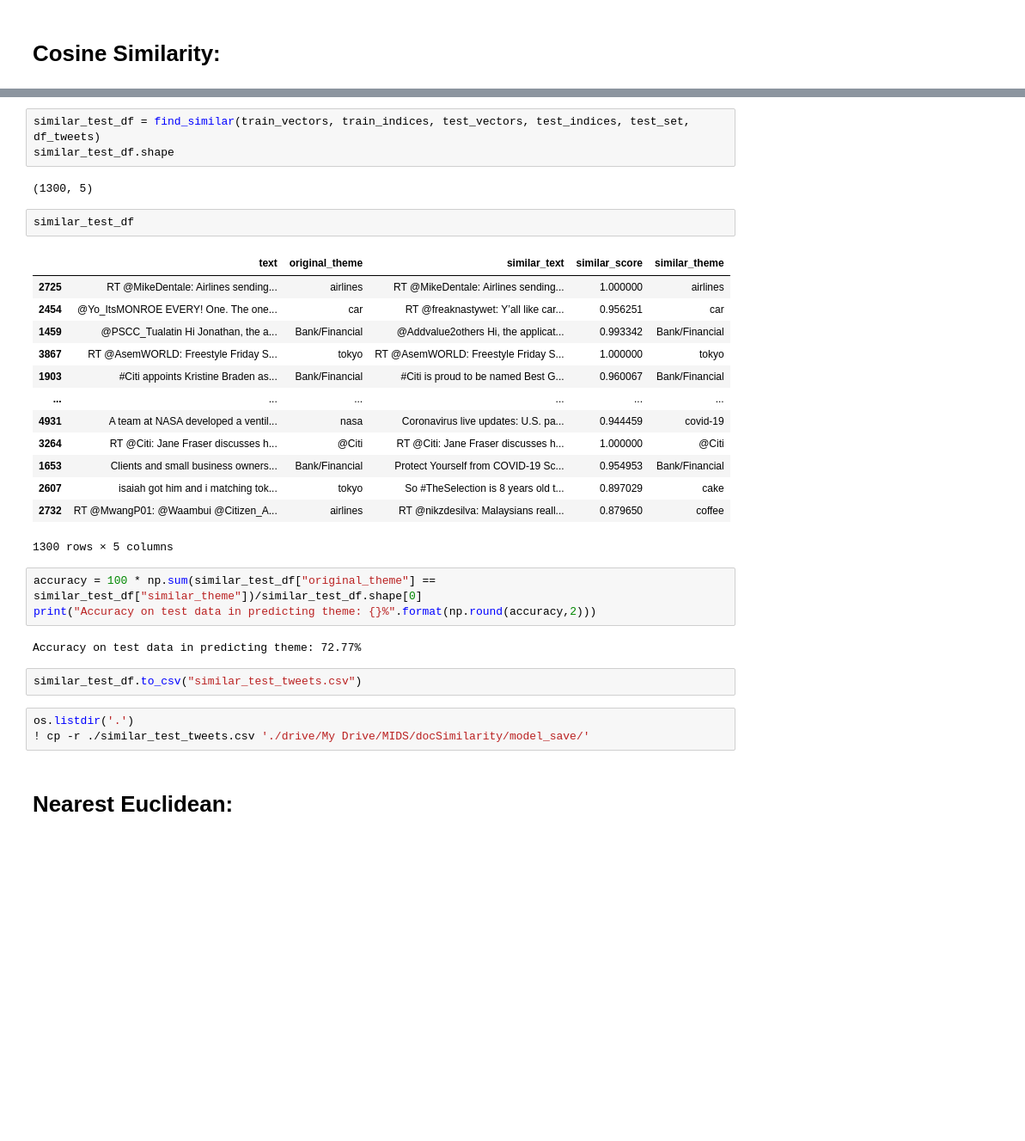
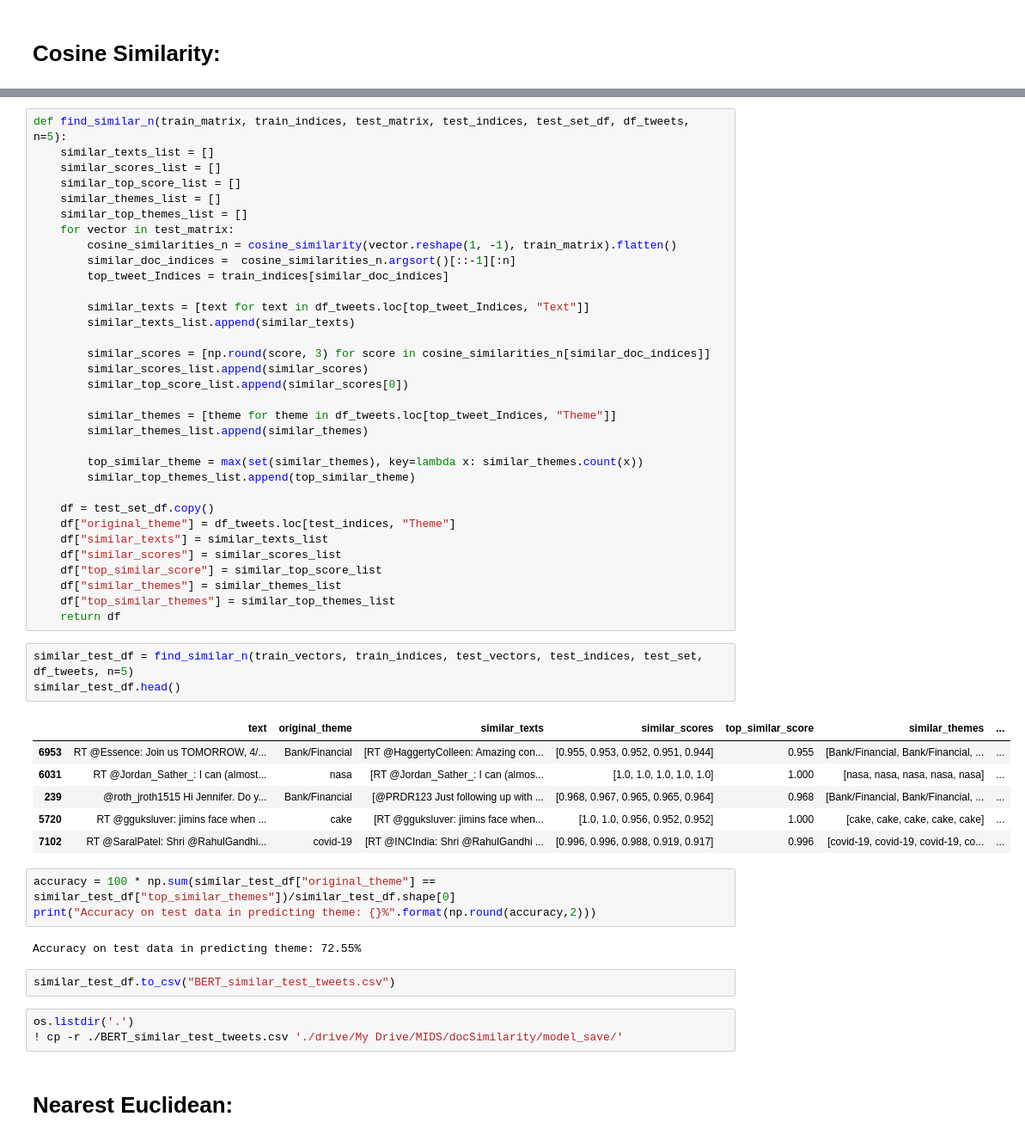
Before and after one commit to cbikkanur/twitter, a Jupyter notebook: documentSimilarity_BERT.ipynb, the cells around one changed output, grey strips where cells are left out. Shown at 86% size. Cells and saved outputs as stored; diff of their text form; blank space fills up the shorter version.

```diff
--- a/documentSimilarity_BERT.ipynb
+++ b/documentSimilarity_BERT.ipynb
@@ -312,34 +313,56 @@ def find_similar(train_vectors, train_indices, test_vectors, test_indices, test_
+# %%
+def find_similar_n(train_matrix, train_indices, test_matrix, test_indices, test_set_df, df_tweets, n=5):
+    similar_texts_list = []
+    similar_scores_list = []
+    similar_top_score_list = []
+    similar_themes_list = []
+    similar_top_themes_list = []
+    for vector in test_matrix:
+        cosine_similarities_n = cosine_similarity(vector.reshape(1, -1), train_matrix).flatten()
+        similar_doc_indices =  cosine_similarities_n.argsort()[::-1][:n]
+        top_tweet_Indices = train_indices[similar_doc_indices]
+
+        similar_texts = [text for text in df_tweets.loc[top_tweet_Indices, "Text"]]
+        similar_texts_list.append(similar_texts)
+
+        similar_scores = [np.round(score, 3) for score in cosine_similarities_n[similar_doc_indices]]
+        similar_scores_list.append(similar_scores)
+        similar_top_score_list.append(similar_scores[0])
+
+        similar_themes = [theme for theme in df_tweets.loc[top_tweet_Indices, "Theme"]]
+        similar_themes_list.append(similar_themes)
+
+        top_similar_theme = max(set(similar_themes), key=lambda x: similar_themes.count(x))
+        similar_top_themes_list.append(top_similar_theme)
+
+    df = test_set_df.copy()
+    df["original_theme"] = df_tweets.loc[test_indices, "Theme"]
+    df["similar_texts"] = similar_texts_list
+    df["similar_scores"] = similar_scores_list
+    df["top_similar_score"] = similar_top_score_list
+    df["similar_themes"] = similar_themes_list
+    df["top_similar_themes"] = similar_top_themes_list
+    return df
 # %%
-similar_test_df = find_similar(train_vectors, train_indices, test_vectors, test_indices, test_set, df_tweets)
-similar_test_df.shape
+similar_test_df = find_similar_n(train_vectors, train_indices, test_vectors, test_indices, test_set, df_tweets, n=5)
+similar_test_df.head()
 # %% [output]
-(1300, 5)
+|  | text | original_theme | similar_texts | similar_scores | top_similar_score | similar_themes | ... |
+| 6953 | RT @Essence: Join us TOMORROW, 4/... | Bank/Financial | [RT @HaggertyColleen: Amazing con... | [0.955, 0.953, 0.952, 0.951, 0.944] | 0.955 | [Bank/Financial, Bank/Financial, ... | ... |
+| 6031 | RT @Jordan_Sather_: I can (almost... | nasa | [RT @Jordan_Sather_: I can (almos... | [1.0, 1.0, 1.0, 1.0, 1.0] | 1.000 | [nasa, nasa, nasa, nasa, nasa] | ... |
+| 239 | @roth_jroth1515 Hi Jennifer. Do y... | Bank/Financial | [@PRDR123 Just following up with ... | [0.968, 0.967, 0.965, 0.965, 0.964] | 0.968 | [Bank/Financial, Bank/Financial, ... | ... |
+| 5720 | RT @gguksluver: jimins face when ... | cake | [RT @gguksluver: jimins face when... | [1.0, 1.0, 0.956, 0.952, 0.952] | 1.000 | [cake, cake, cake, cake, cake] | ... |
+| 7102 | RT @SaralPatel: Shri @RahulGandhi... | covid-19 | [RT @INCIndia: Shri @RahulGandhi ... | [0.996, 0.996, 0.988, 0.919, 0.917] | 0.996 | [covid-19, covid-19, covid-19, co... | ... |
-# %%
-similar_test_df
-# %% [output]
-|  | text | original_theme | similar_text | similar_score | similar_theme |
-| 2725 | RT @MikeDentale: Airlines sending... | airlines | RT @MikeDentale: Airlines sending... | 1.000000 | airlines |
-| 2454 | @Yo_ItsMONROE EVERY! One. The one... | car | RT @freaknastywet: Y’all like car... | 0.956251 | car |
-| 1459 | @PSCC_Tualatin Hi Jonathan, the a... | Bank/Financial | @Addvalue2others Hi, the applicat... | 0.993342 | Bank/Financial |
-| 3867 | RT @AsemWORLD: Freestyle Friday S... | tokyo | RT @AsemWORLD: Freestyle Friday S... | 1.000000 | tokyo |
-| 1903 | #Citi appoints Kristine Braden as... | Bank/Financial | #Citi is proud to be named Best G... | 0.960067 | Bank/Financial |
-| ... | ... | ... | ... | ... | ... |
-| 4931 | A team at NASA developed a ventil... | nasa | Coronavirus live updates: U.S. pa... | 0.944459 | covid-19 |
-| 3264 | RT @Citi: Jane Fraser discusses h... | @Citi | RT @Citi: Jane Fraser discusses h... | 1.000000 | @Citi |
-| 1653 | Clients and small business owners... | Bank/Financial | Protect Yourself from COVID-19 Sc... | 0.954953 | Bank/Financial |
-| 2607 | isaiah got him and i matching tok... | tokyo | So #TheSelection is 8 years old t... | 0.897029 | cake |
-| 2732 | RT @MwangP01: @Waambui @Citizen_A... | airlines | RT @nikzdesilva: Malaysians reall... | 0.879650 | coffee |
-1300 rows × 5 columns
 # %%
-accuracy = 100 * np.sum(similar_test_df["original_theme"] == similar_test_df["similar_theme"])/similar_test_df.shape[0]
+accuracy = 100 * np.sum(similar_test_df["original_theme"] == similar_test_df["top_similar_themes"])/similar_test_df.shape[0]
 print("Accuracy on test data in predicting theme: {}%".format(np.round(accuracy,2)))
 # %% [output]
-Accuracy on test data in predicting theme: 72.77%
+Accuracy on test data in predicting theme: 72.55%
 # %%
-similar_test_df.to_csv("similar_test_tweets.csv")
+similar_test_df.to_csv("BERT_similar_test_tweets.csv")
 # %%
 os.listdir('.')
-! cp -r ./similar_test_tweets.csv './drive/My Drive/MIDS/docSimilarity/model_save/'
+! cp -r ./BERT_similar_test_tweets.csv './drive/My Drive/MIDS/docSimilarity/model_save/'
 # %% [markdown]
 # Nearest Euclidean:
 # %%
```
Also changed, not shown: parts of 23 cells of this notebook.
